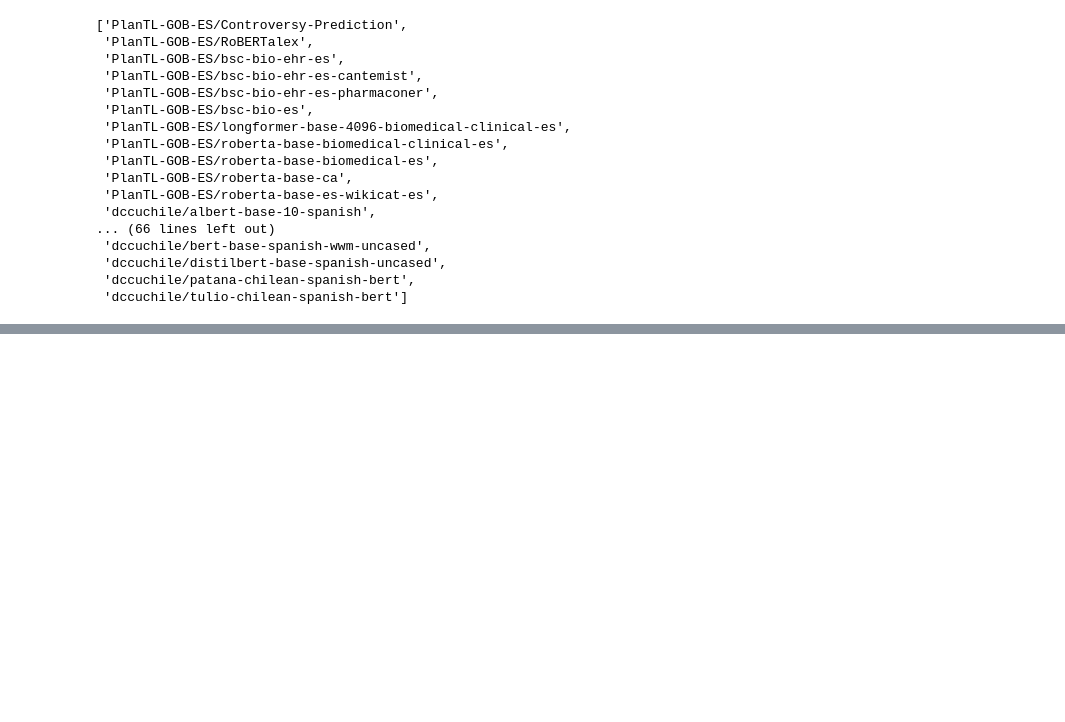
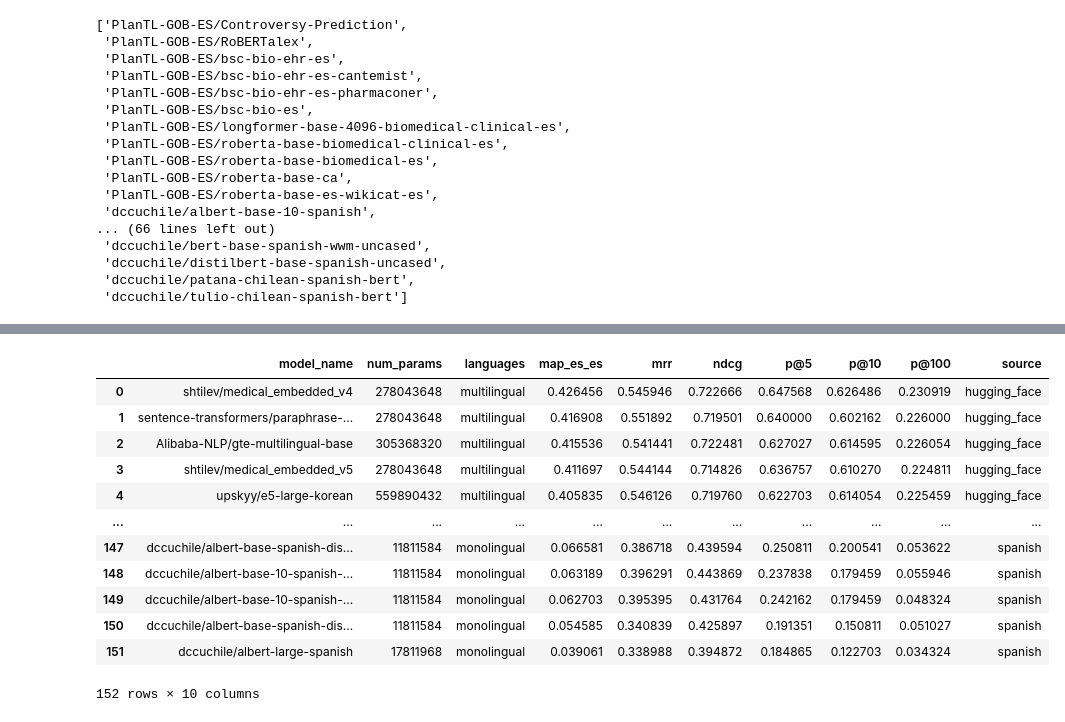
Before and after one commit to davidgc14/TalentCLEF-TaskA, a Jupyter notebook: data_lab.ipynb, the cells around one changed output, grey strips where cells are left out. Cells and saved outputs as stored; diff of their text form; code cells hidden in the pictures; blank space fills up the shorter version.

```diff
--- a/data_lab.ipynb
+++ b/data_lab.ipynb
@@ -185,0 +214,23 @@ with open('es_models.txt', 'w') as f:
+# %%
+df_hf['source'] = 'hugging_face'
+df_es['source'] = 'spanish'
+df_mteb['source'] = 'mteb'
+df_combined = pd.concat([df_hf, df_es, df_mteb], ignore_index=True)
+# ordenar por 'MAP'
+df_combined = df_combined.sort_values(by='map_es_es', ascending=False)
+df_combined.reset_index(drop=True, inplace=True)
+df_combined
+# %% [output]
+|  | model_name | num_params | languages | map_es_es | mrr | ndcg | p@5 | p@10 | p@100 | source |
+| 0 | shtilev/medical_embedded_v4 | 278043648 | multilingual | 0.426456 | 0.545946 | 0.722666 | 0.647568 | 0.626486 | 0.230919 | hugging_face |
+| 1 | sentence-transformers/paraphrase-... | 278043648 | multilingual | 0.416908 | 0.551892 | 0.719501 | 0.640000 | 0.602162 | 0.226000 | hugging_face |
+| 2 | Alibaba-NLP/gte-multilingual-base | 305368320 | multilingual | 0.415536 | 0.541441 | 0.722481 | 0.627027 | 0.614595 | 0.226054 | hugging_face |
+| 3 | shtilev/medical_embedded_v5 | 278043648 | multilingual | 0.411697 | 0.544144 | 0.714826 | 0.636757 | 0.610270 | 0.224811 | hugging_face |
+| 4 | upskyy/e5-large-korean | 559890432 | multilingual | 0.405835 | 0.546126 | 0.719760 | 0.622703 | 0.614054 | 0.225459 | hugging_face |
+| ... | ... | ... | ... | ... | ... | ... | ... | ... | ... | ... |
+| 147 | dccuchile/albert-base-spanish-dis... | 11811584 | monolingual | 0.066581 | 0.386718 | 0.439594 | 0.250811 | 0.200541 | 0.053622 | spanish |
+| 148 | dccuchile/albert-base-10-spanish-... | 11811584 | monolingual | 0.063189 | 0.396291 | 0.443869 | 0.237838 | 0.179459 | 0.055946 | spanish |
+| 149 | dccuchile/albert-base-10-spanish-... | 11811584 | monolingual | 0.062703 | 0.395395 | 0.431764 | 0.242162 | 0.179459 | 0.048324 | spanish |
+| 150 | dccuchile/albert-base-spanish-dis... | 11811584 | monolingual | 0.054585 | 0.340839 | 0.425897 | 0.191351 | 0.150811 | 0.051027 | spanish |
+| 151 | dccuchile/albert-large-spanish | 17811968 | monolingual | 0.039061 | 0.338988 | 0.394872 | 0.184865 | 0.122703 | 0.034324 | spanish |
+152 rows × 10 columns
```
Also changed, not shown: parts of 5 cells of this notebook.
